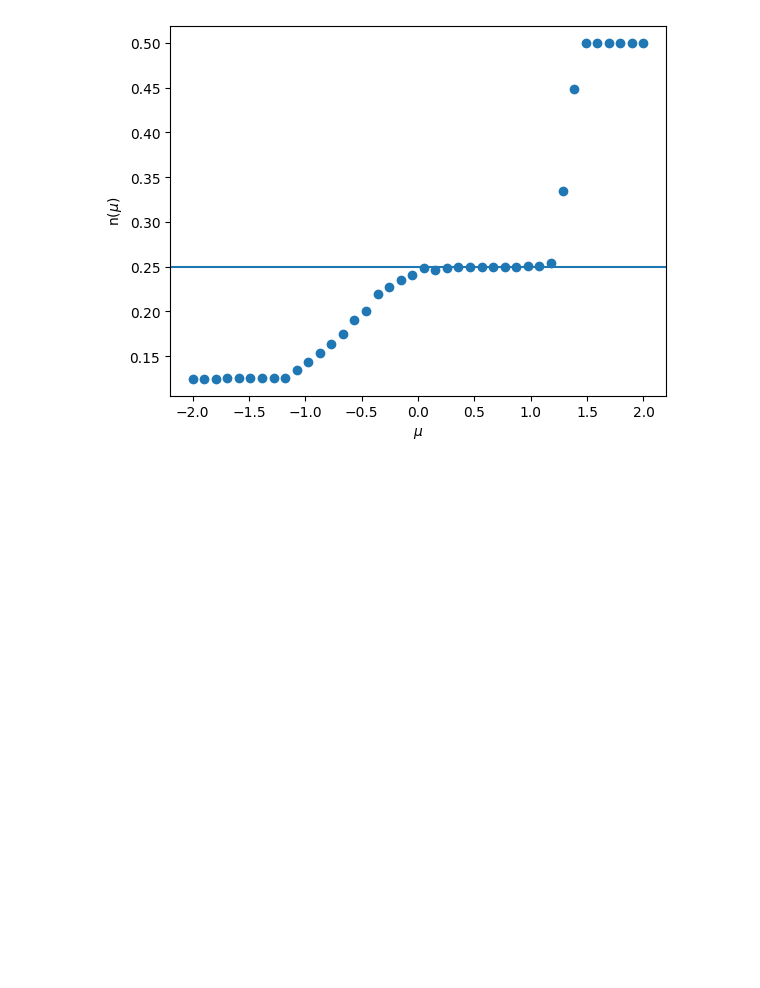
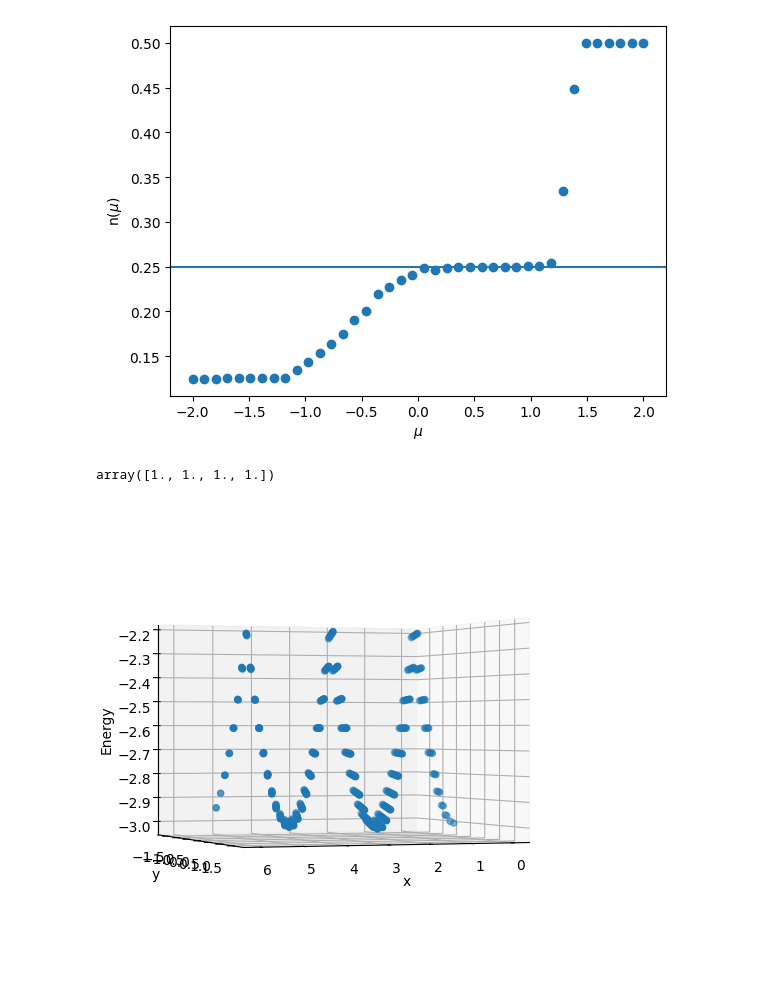
Before and after one commit to tenkila/Orbital_KM, a Jupyter notebook: Spinless_Haldane.ipynb, the cells around one changed output. Saved outputs shown, nothing was run; the diff lists cells and outputs as text; code cells hidden in the pictures; blank space fills up the shorter version.

```diff
--- a/Spinless_Haldane.ipynb
+++ b/Spinless_Haldane.ipynb
@@ -60,6 +60,8 @@ def get_hopping_NN(NN, k):
         return np.exp(1j*a[0]@k)
     elif NN in np.array([(2, 3), (4,1), (6, 7), (8,5)])-1:
         return np.exp(1j*a[2]@k)
+    else:
+        return "Error"
 
 def get_hopping_NNN(NNN, k):
     if NNN in np.array([(1,3), (5, 7), (2, 4), (6, 8)])-1:
@@ -154,7 +156,7 @@ array([0., 1., 1., 1., 1., 1., 1., 1., 1., 2., 2., 2., 2., 2., 2., 2., 2.,
 U_list = np.array([8])#np.arange(0, 8, 0.1)
 t = 1
 l_so = -0.1
-k_num = 20
+k_num = 10
 
 U = 0
 mu_range = np.linspace(U/2-2, U/2+2, 40)
@@ -210,0 +251,53 @@ Text(0.5, 0, '$\\mu$')
+# %%
+num_op = sp.csr_matrix((2**N, 2**N), dtype=complex)
+for i in range(N):
+    num_op+=cdags[i]@cs[i]
+
+evals, evecs = sp.linalg.eigsh(num_op[m_indices, :][:, m_indices], return_eigenvectors=True, which='SM', k=4)
+evals
+# %% [output]
+array([1., 1., 1., 1.])
+# %%
+U_list = np.array([8])#np.arange(0, 8, 0.1)
+t = 1
+l_so = 0
+k_num = 20
+
+U = 0
+mu = 0
+BZ_points = get_redBZ_points(k_num)
+eigenenergies = np.zeros(shape=(len(BZ_points), 6))
+
+for ind, k in enumerate(BZ_points):
+    hamil_k = hamil(t, mu, U, l_so, np.pi/2, k)[m_indices, :][:, m_indices]
+    evals, evecs = sp.linalg.eigsh(hamil_k, which='SA', k=6)
+    eigenenergies[ind, :] = np.sort(evals)
+# %%
+import matplotlib.pyplot as plt
+from mpl_toolkits.mplot3d import Axes3D  # noqa: F401  (keeps IDEs quiet)
+
+# --- Your data ------------------------------------------------------------
+coords   = BZ_points   # list of (x, y) tuples
+energies = eigenenergies[:,0]              # same length as coords
+# --------------------------------------------------------------------------
+
+# Unpack the tuples
+xs, ys = zip(*coords)
+zs      = energies
+
+fig = plt.figure()
+ax  = fig.add_subplot(111, projection='3d')
+
+ax.scatter(xs, ys, zs, marker='o')      # ↩ basic 3-D scatter
+
+ax.set_xlabel('x')
+ax.set_ylabel('y')
+ax.set_zlabel('Energy')
+# look almost horizontally, from the +y direction
+ax.view_init(elev=0, azim=70)      # elev=0 gives a perfectly edge-on slice
+
+
+plt.tight_layout()
+plt.show()
+# %% [output]
+[figure, added]
```
Also changed, not shown: parts of 3 cells of this notebook.
